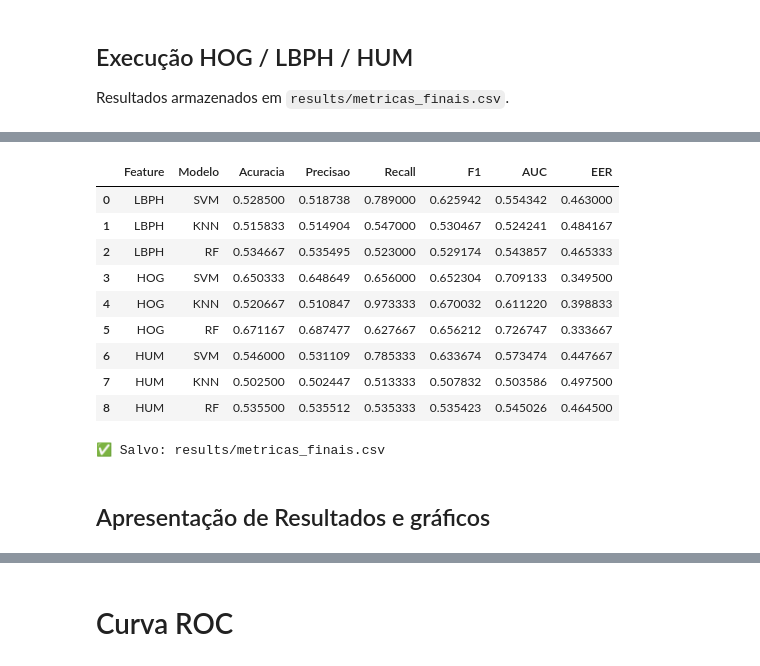
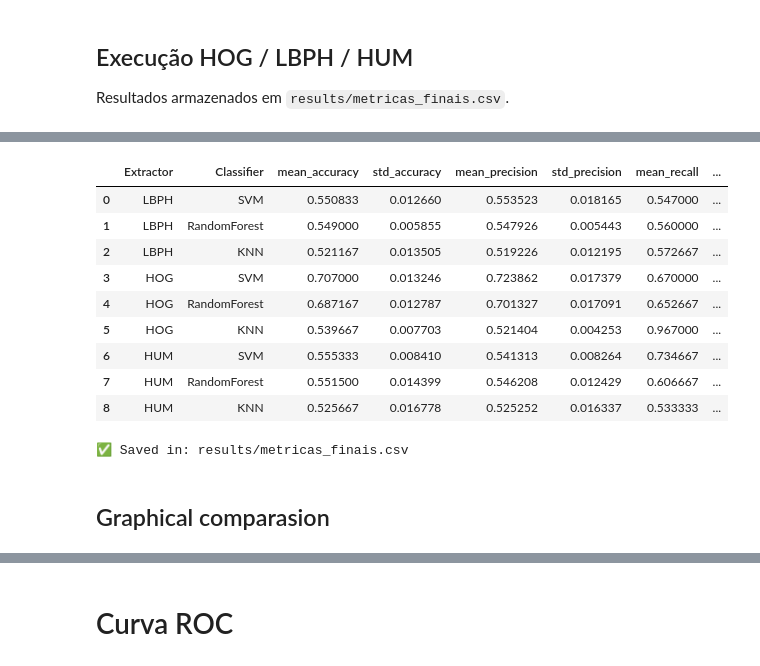
Before and after one commit to gbeloso/facial-recognition-methods-evaluation, a Jupyter notebook: facial_recognition_methods_eval.ipynb, the cells around one changed output, grey strips where cells are left out. Drawn from its saved outputs; the diff is of its cells as text; code cells hidden in the pictures.

```diff
--- a/facial_recognition_methods_eval.ipynb
+++ b/facial_recognition_methods_eval.ipynb
@@ -268,0 +287,6 @@ Resultados armazenados em `results/metricas_finais.csv`.
+# %%
+# HUM (Hu Moments)
+f1_hu = np.array([get_hu_moments(img) for img in images_1])
+f2_hu = np.array([get_hu_moments(img) for img in images_2])
+df_hu = run_experiment_and_save(f1_hu, f2_hu, labels, "HUM", "results")
+df_hu
@@ -268,0 +301,6 @@ Resultados armazenados em `results/metricas_finais.csv`.
+# %%
+# LBP
+f1_lbp = np.array([get_lbp_from_images(img) for img in images_1])
+f2_lbp = np.array([get_lbp_from_images(img) for img in images_2])
+df_lbp = run_experiment_and_save(f1_lbp, f2_lbp, labels, "LBPH", "results")
+df_lbp
@@ -268,0 +315,6 @@ Resultados armazenados em `results/metricas_finais.csv`.
+# %%
+# HOG -
+f1_hog = np.array([get_hog_from_images(img) for img in images_1])
+f2_hog = np.array([get_hog_from_images(img) for img in images_2])
+df_hog = run_experiment_and_save(f1_hog, f2_hog, labels, "HOG", "results")
+df_hog
@@ -269,41 +329,23 @@ Resultados armazenados em `results/metricas_finais.csv`.
 # %%
-
-os.makedirs("results", exist_ok=True)
-
-# HOG
-f1_hog = np.array([get_hog_from_images(img) for img in images_1])
-f2_hog = np.array([get_hog_from_images(img) for img in images_2])
-df_hog = run_experiment_and_save(f1_hog, f2_hog, labels, "HOG", fold_size=600, output_dir="results")
-
-# LBPH
-f1_lbp = np.array([get_lbp_from_images(img) for img in images_1])
-f2_lbp = np.array([get_lbp_from_images(img) for img in images_2])
-df_lbp = run_experiment_and_save(f1_lbp, f2_lbp, labels, "LBPH", fold_size=600, output_dir="results")
-
-# HUM (Hu Moments)
-f1_hu = np.array([get_hu_moments(img) for img in images_1])
-f2_hu = np.array([get_hu_moments(img) for img in images_2])
-df_hu = run_experiment_and_save(f1_hu, f2_hu, labels, "HUM", fold_size=600, output_dir="results")
-
 df_final = pd.concat([df_lbp, df_hog, df_hu], axis=0).reset_index(drop=True)
 df_final.to_csv("results/metricas_finais.csv", index=False)
 
 display(df_final)
-print("✅ Salvo: results/metricas_finais.csv")
+print("✅ Saved in: results/metricas_finais.csv")
 # %% [output]
-|  | Feature | Modelo | Acuracia | Precisao | Recall | F1 | AUC | EER |
-| 0 | LBPH | SVM | 0.528500 | 0.518738 | 0.789000 | 0.625942 | 0.554342 | 0.463000 |
-| 1 | LBPH | KNN | 0.515833 | 0.514904 | 0.547000 | 0.530467 | 0.524241 | 0.484167 |
-| 2 | LBPH | RF | 0.534667 | 0.535495 | 0.523000 | 0.529174 | 0.543857 | 0.465333 |
-| 3 | HOG | SVM | 0.650333 | 0.648649 | 0.656000 | 0.652304 | 0.709133 | 0.349500 |
-| 4 | HOG | KNN | 0.520667 | 0.510847 | 0.973333 | 0.670032 | 0.611220 | 0.398833 |
-| 5 | HOG | RF | 0.671167 | 0.687477 | 0.627667 | 0.656212 | 0.726747 | 0.333667 |
-| 6 | HUM | SVM | 0.546000 | 0.531109 | 0.785333 | 0.633674 | 0.573474 | 0.447667 |
-| 7 | HUM | KNN | 0.502500 | 0.502447 | 0.513333 | 0.507832 | 0.503586 | 0.497500 |
-| 8 | HUM | RF | 0.535500 | 0.535512 | 0.535333 | 0.535423 | 0.545026 | 0.464500 |
+|  | Extractor | Classifier | mean_accuracy | std_accuracy | mean_precision | std_precision | mean_recall | ... |
+| 0 | LBPH | SVM | 0.550833 | 0.012660 | 0.553523 | 0.018165 | 0.547000 | ... |
+| 1 | LBPH | RandomForest | 0.549000 | 0.005855 | 0.547926 | 0.005443 | 0.560000 | ... |
+| 2 | LBPH | KNN | 0.521167 | 0.013505 | 0.519226 | 0.012195 | 0.572667 | ... |
+| 3 | HOG | SVM | 0.707000 | 0.013246 | 0.723862 | 0.017379 | 0.670000 | ... |
+| 4 | HOG | RandomForest | 0.687167 | 0.012787 | 0.701327 | 0.017091 | 0.652667 | ... |
+| 5 | HOG | KNN | 0.539667 | 0.007703 | 0.521404 | 0.004253 | 0.967000 | ... |
+| 6 | HUM | SVM | 0.555333 | 0.008410 | 0.541313 | 0.008264 | 0.734667 | ... |
+| 7 | HUM | RandomForest | 0.551500 | 0.014399 | 0.546208 | 0.012429 | 0.606667 | ... |
+| 8 | HUM | KNN | 0.525667 | 0.016778 | 0.525252 | 0.016337 | 0.533333 | ... |
-✅ Salvo: results/metricas_finais.csv
+✅ Saved in: results/metricas_finais.csv
 # %% [markdown]
-## Apresentação de Resultados e gráficos
+## Graphical comparasion
 # %%
 
 import os
```
Also changed, not shown: parts of 17 cells of this notebook, 45 other files.
